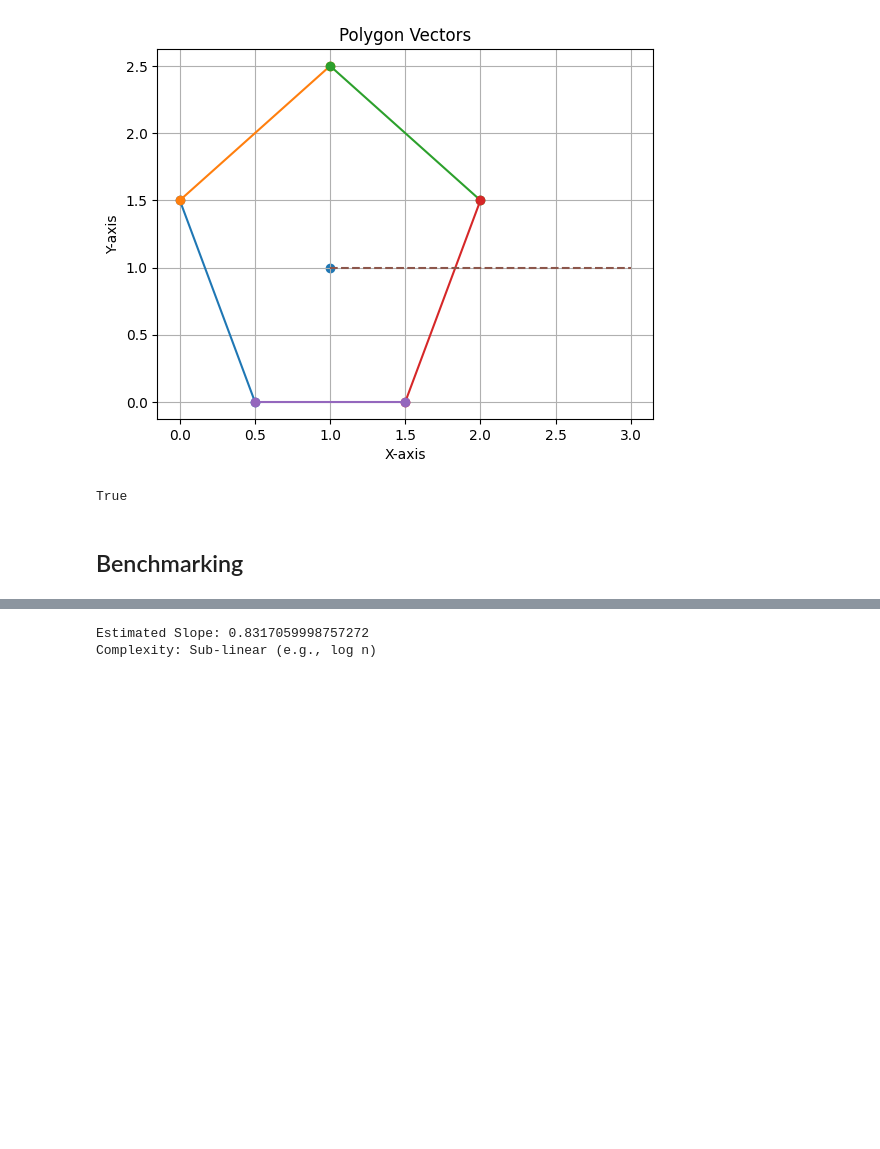
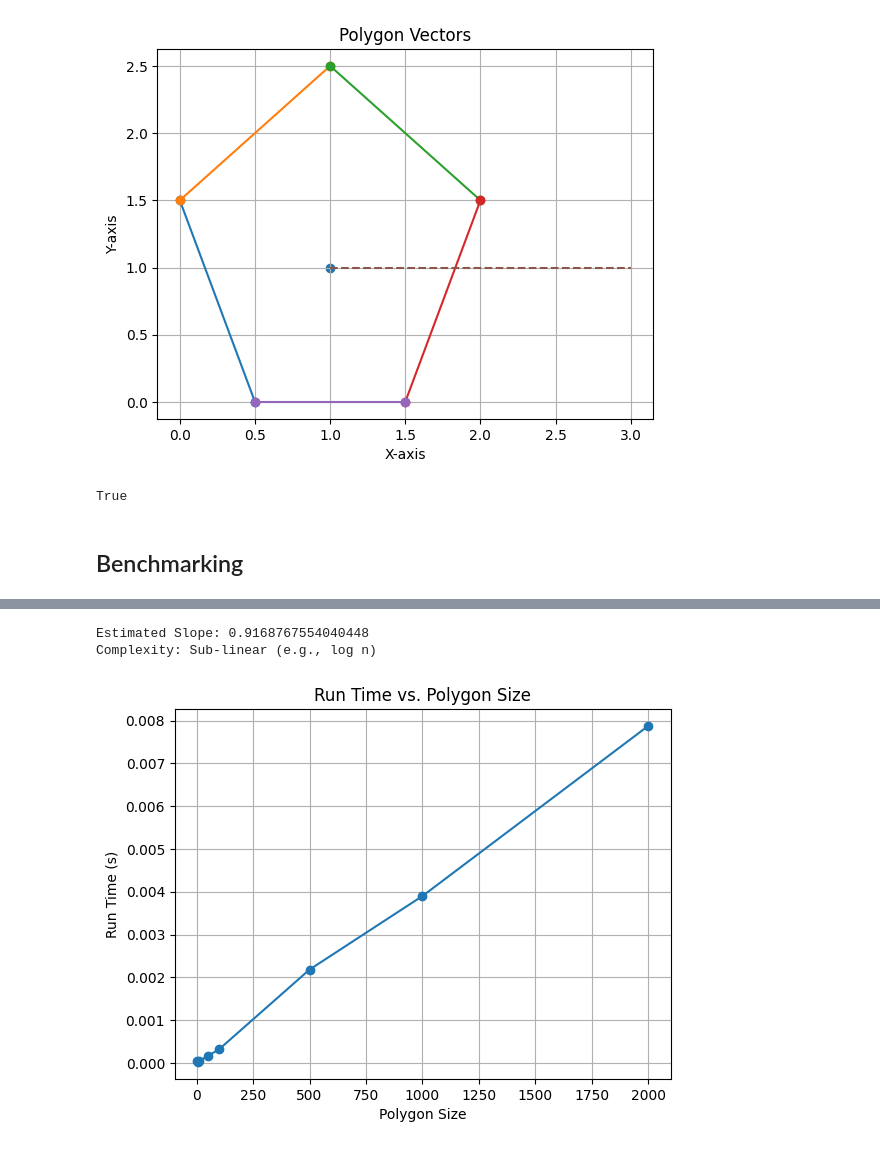
Before and after one commit to jeffTheLandShark/CSC3310, a Jupyter notebook: Lab3/algogroup_lab3.ipynb, the cells around one changed output, grey strips where cells are left out. Cells and saved outputs as stored; diff of their text form; code cells hidden in the pictures; blank space fills up the shorter version.

```diff
--- a/Lab3/algogroup_lab3.ipynb
+++ b/Lab3/algogroup_lab3.ipynb
@@ -176,7 +176,7 @@ True
 ## Benchmarking
 # %%
 # Polygons
-polygon_sizes = [3, 5, 10, 50, 100, 1000]
+polygon_sizes = [3, 5, 10, 50, 100, 500, 1000, 2000]
 polygons = [pg.random_polygon(size) for size in polygon_sizes]
 
 # Points
@@ -237,31 +223,40 @@ def get_complexity(m):
     '''
     Function takes the slope of the linear regression model
     and returns the complexity of the algorithm.
     '''
     if m == 0:
         return "Constant"
     elif m < 1:
         return "Sub-linear (e.g., log n)"
     elif m == 1:
         return "Linear"
     elif m > 1 and m < 2:
         return "Between linear and quadratic (e.g., n log n)"
     elif m == 2:
         return "Quadratic (e.g., n^2)"
     elif m > 2 and m < 3:
         return "Between quadratic and cubic (e.g., n^2 log n)"
     elif m == 3:
         return "Cubic (e.g., n^3)"
     else:
         return "Out of Scope"
 
 
 # Validate the the formal run time complexity of the algorithms
 m = estimate_slope(polygon_sizes, results)
 complexity = get_complexity(m)
 print(f"Estimated Slope: {m}")
 print(f"Complexity: {complexity}")
 print()
+
+# Plot the results
+plt.plot(polygon_sizes, results, marker='o')
+plt.xlabel('Polygon Size')
+plt.ylabel('Run Time (s)')
+plt.title('Run Time vs. Polygon Size')
+plt.grid(True)
+plt.show()
 # %% [output]
-Estimated Slope: 0.8317059998757272
+Estimated Slope: 0.9168767554040448
 Complexity: Sub-linear (e.g., log n)
+[figure, added]
```
Also changed, not shown: parts of 1 cell of this notebook.
